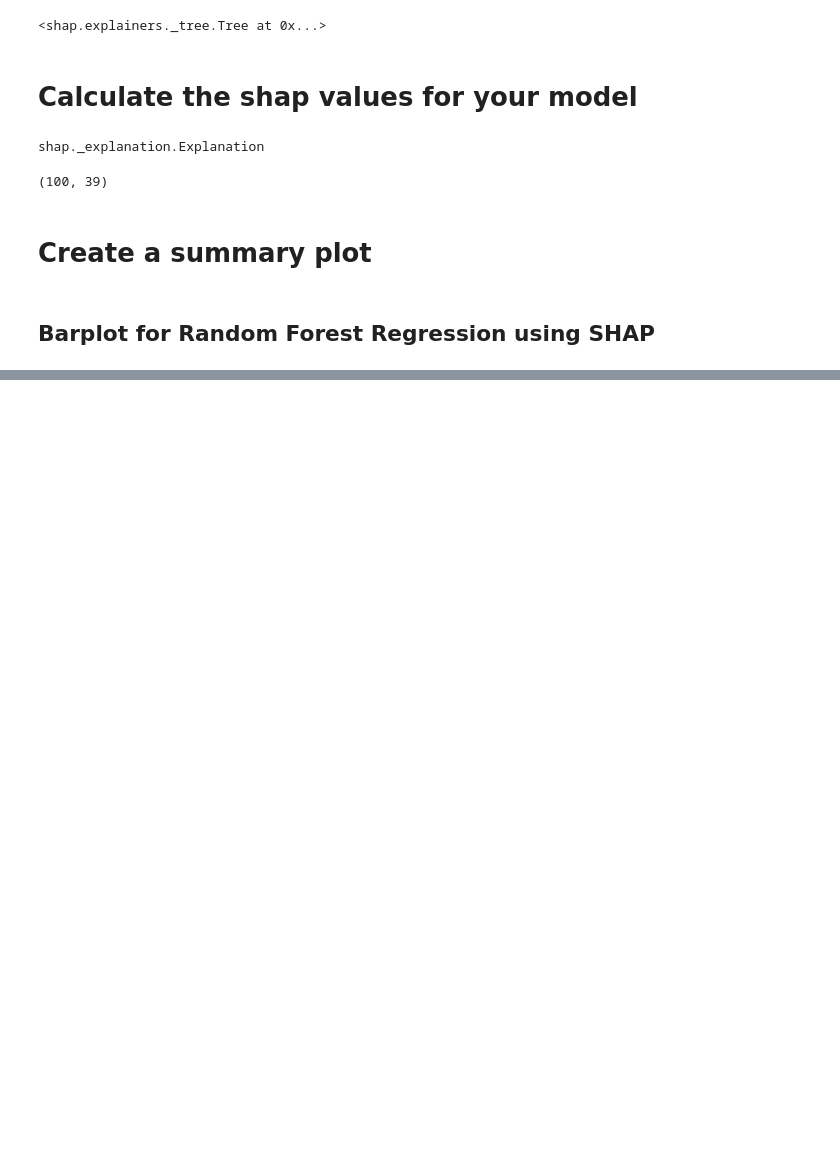
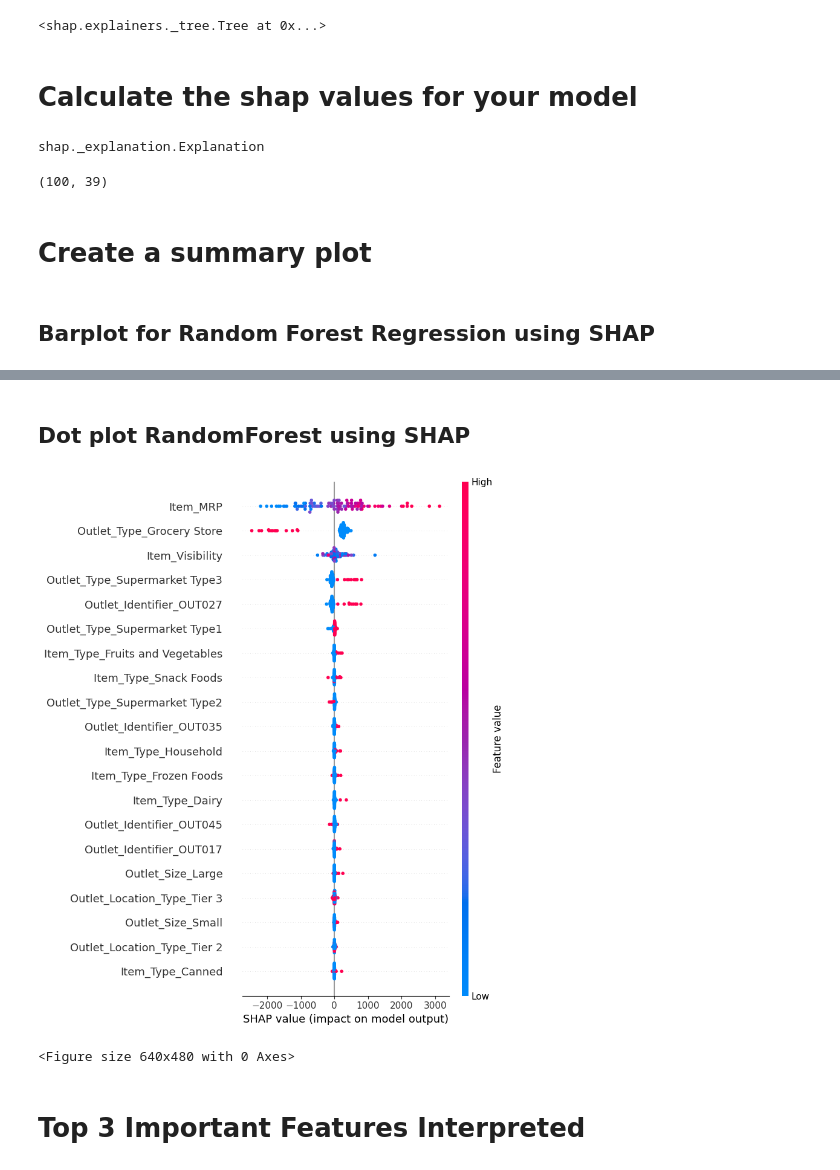
Before and after one commit to patelmedha/Prediction-of-Product-Sales, a Jupyter notebook: Explaining Models with Shap.ipynb, the cells around one changed output, grey strips where cells are left out. Saved outputs shown, nothing was run; the diff lists cells and outputs as text; code cells hidden in the pictures; blank space fills up the shorter version.

```diff
--- a/Explaining Models with Shap.ipynb
+++ b/Explaining Models with Shap.ipynb
@@ -95 +96,10 @@ plt.tight_layout();
 fig.savefig('Images/summary_plot_rf_feature_importance.png', bbox_inches='tight')
+# %% [markdown]
+## Dot plot RandomForest using SHAP
+# %%
+# summary plot - with plot_type='dot'
+shap.summary_plot(shap_values,X_shap)
+plt.tight_layout();
+# %% [output]
+[figure, added]
+<Figure size 640x480 with 0 Axes>
@@ -95,0 +109,2 @@ fig.savefig('Images/summary_plot_rf_feature_importance.png', bbox_inches='tight'
+# %% [markdown]
+# Top 3 Important Features Interpreted
```
Also changed, not shown: parts of 4 cells of this notebook, 1 other file.
